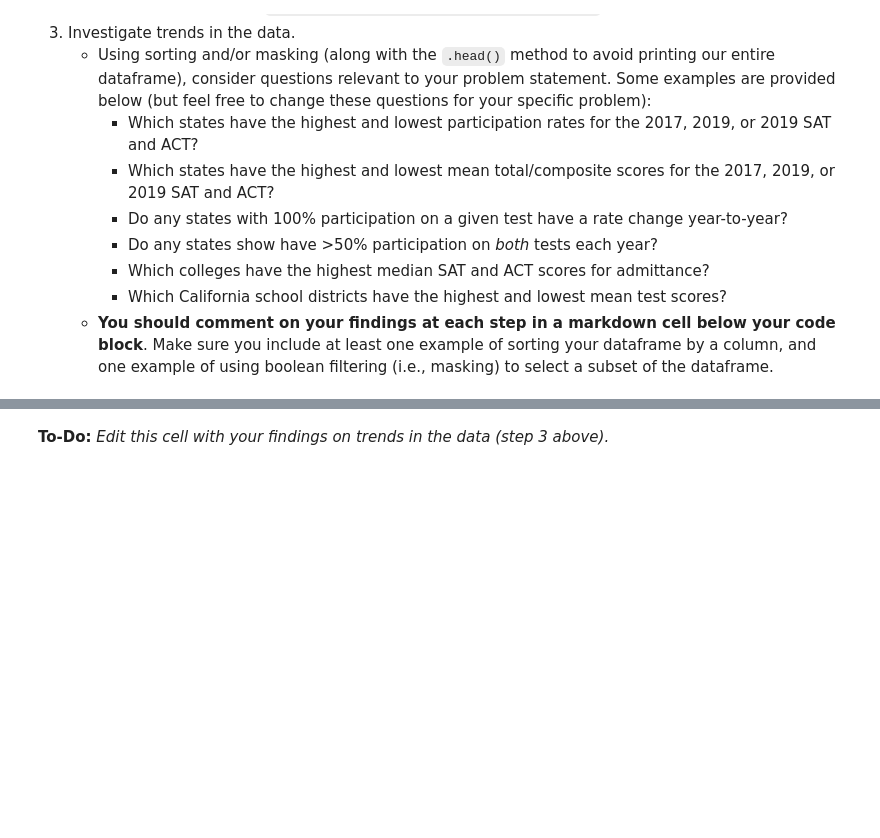
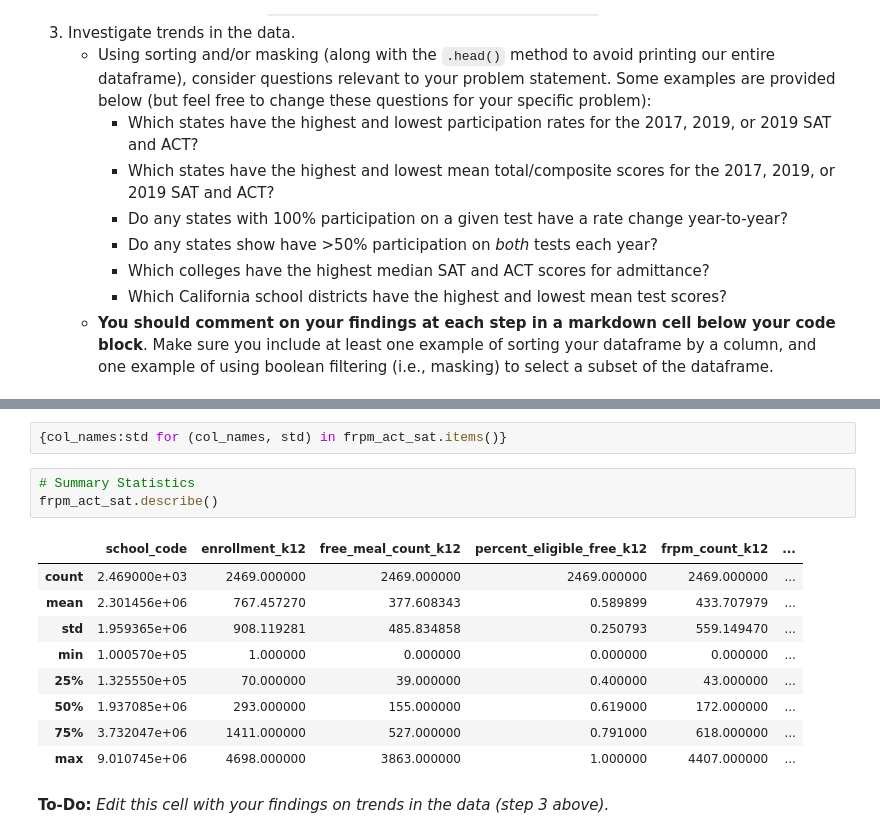
Before and after one commit to brandiehatch/project-1, a Jupyter notebook: hatch_frpm_sat_act_ca_2022.ipynb, the cells around one changed output, grey strips where cells are left out. Cells and saved outputs as stored; diff of their text form; blank space fills up the shorter version.

```diff
--- a/hatch_frpm_sat_act_ca_2022.ipynb
+++ b/hatch_frpm_sat_act_ca_2022.ipynb
@@ -669,3 +687,18 @@ Complete the following steps to explore your data. You are welcome to do more ED
+# %%
+{col_names:std for (col_names, std) in frpm_act_sat.items()}
+# %%
+# Summary Statistics
+frpm_act_sat.describe()
+# %% [output]
+|  | school_code | enrollment_k12 | free_meal_count_k12 | percent_eligible_free_k12 | frpm_count_k12 | ... |
+| count | 2.469000e+03 | 2469.000000 | 2469.000000 | 2469.000000 | 2469.000000 | ... |
+| mean | 2.301456e+06 | 767.457270 | 377.608343 | 0.589899 | 433.707979 | ... |
+| std | 1.959365e+06 | 908.119281 | 485.834858 | 0.250793 | 559.149470 | ... |
+| min | 1.000570e+05 | 1.000000 | 0.000000 | 0.000000 | 0.000000 | ... |
+| 25% | 1.325550e+05 | 70.000000 | 39.000000 | 0.400000 | 43.000000 | ... |
+| 50% | 1.937085e+06 | 293.000000 | 155.000000 | 0.619000 | 172.000000 | ... |
+| 75% | 3.732047e+06 | 1411.000000 | 527.000000 | 0.791000 | 618.000000 | ... |
+| max | 9.010745e+06 | 4698.000000 | 3863.000000 | 1.000000 | 4407.000000 | ... |
 # %% [markdown]
 **To-Do:** *Edit this cell with your findings on trends in the data (step 3 above).*
 # %% [markdown]
```
Also changed, not shown: parts of 11 cells of this notebook, 1 other file.
